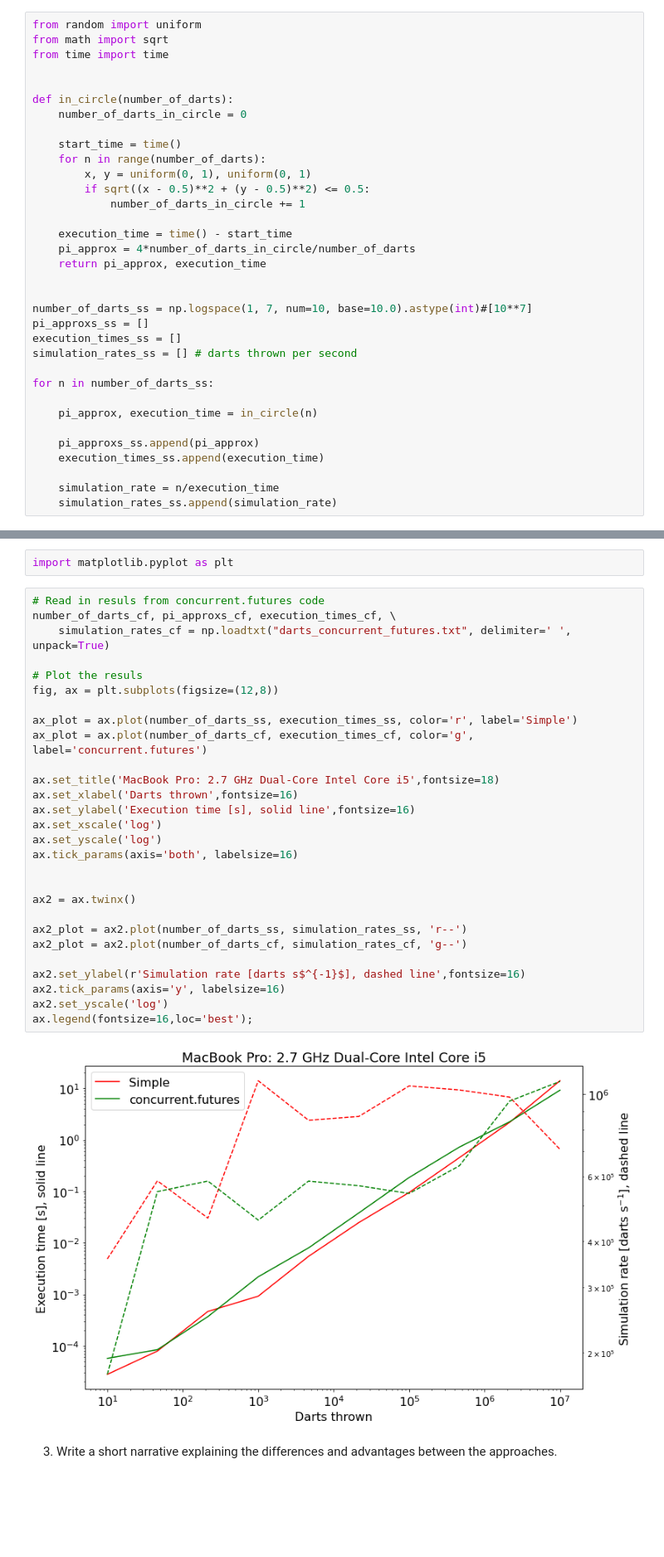
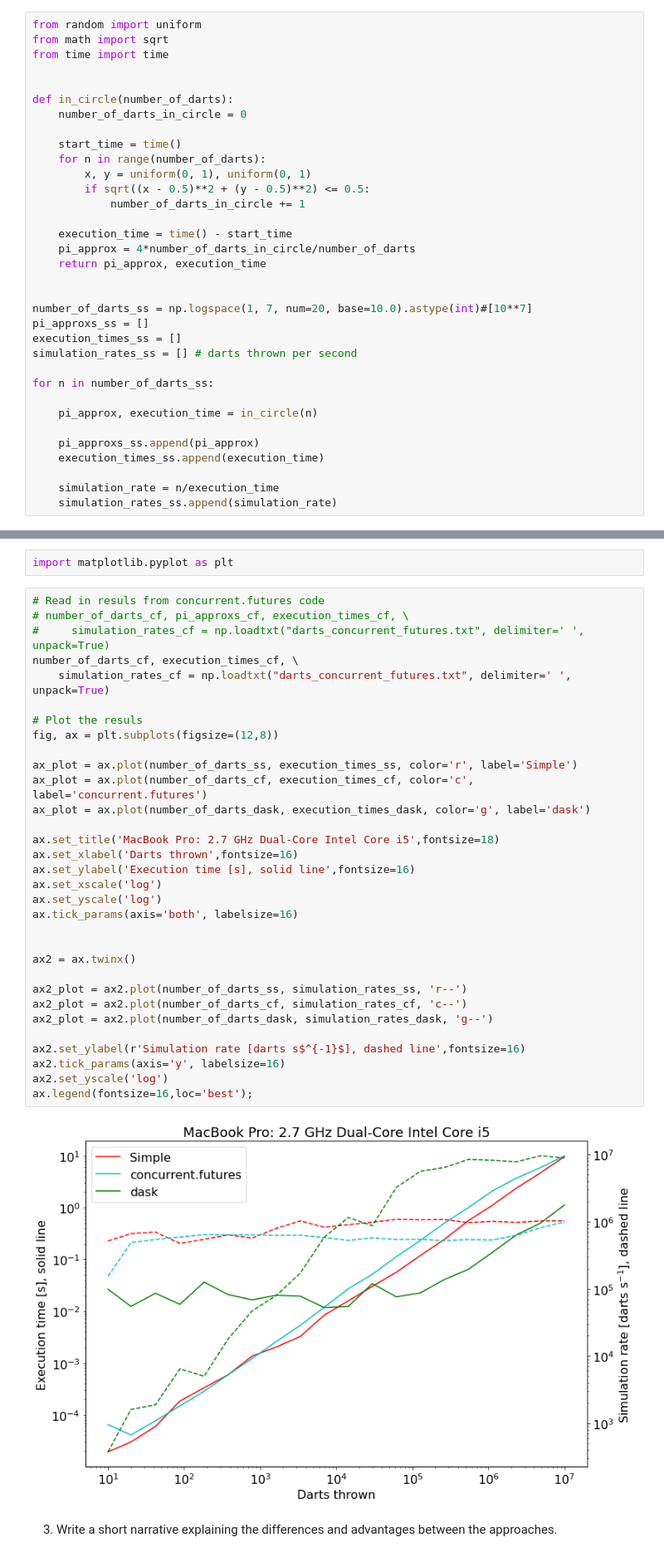
Before and after one commit to JBeechert/python-ay250-homework, a Jupyter notebook: hw_4/hw_4_parallelism.ipynb, the cells around one changed output, grey strips where cells are left out. Shown at 83% size. Saved outputs shown, nothing was run; the diff lists cells and outputs as text; blank space fills up the shorter version.

Commit message:
Added dask case

```diff
--- a/hw_4/hw_4_parallelism.ipynb
+++ b/hw_4/hw_4_parallelism.ipynb
@@ -36,7 +36,7 @@ def in_circle(number_of_darts):
     return pi_approx, execution_time
 
 
-number_of_darts_ss = np.logspace(1, 7, num=10, base=10.0).astype(int)#[10**7]
+number_of_darts_ss = np.logspace(1, 7, num=20, base=10.0).astype(int)#[10**7]
 pi_approxs_ss = []
 execution_times_ss = []
 simulation_rates_ss = [] # darts thrown per second
@@ -246,33 +234,37 @@ total
 import matplotlib.pyplot as plt
 # %%
 # Read in resuls from concurrent.futures code
-number_of_darts_cf, pi_approxs_cf, execution_times_cf, \
+# number_of_darts_cf, pi_approxs_cf, execution_times_cf, \
+#     simulation_rates_cf = np.loadtxt("darts_concurrent_futures.txt", delimiter=' ', unpack=True)
+number_of_darts_cf, execution_times_cf, \
     simulation_rates_cf = np.loadtxt("darts_concurrent_futures.txt", delimiter=' ', unpack=True)
 
 # Plot the resuls
 fig, ax = plt.subplots(figsize=(12,8))
 
 ax_plot = ax.plot(number_of_darts_ss, execution_times_ss, color='r', label='Simple')
-ax_plot = ax.plot(number_of_darts_cf, execution_times_cf, color='g', label='concurrent.futures')
+ax_plot = ax.plot(number_of_darts_cf, execution_times_cf, color='c', label='concurrent.futures')
+ax_plot = ax.plot(number_of_darts_dask, execution_times_dask, color='g', label='dask')
 
 ax.set_title('MacBook Pro: 2.7 GHz Dual-Core Intel Core i5',fontsize=18)
 ax.set_xlabel('Darts thrown',fontsize=16)
 ax.set_ylabel('Execution time [s], solid line',fontsize=16)
 ax.set_xscale('log')
 ax.set_yscale('log')
 ax.tick_params(axis='both', labelsize=16)
 
 
 ax2 = ax.twinx()
 
 ax2_plot = ax2.plot(number_of_darts_ss, simulation_rates_ss, 'r--')
-ax2_plot = ax2.plot(number_of_darts_cf, simulation_rates_cf, 'g--')
+ax2_plot = ax2.plot(number_of_darts_cf, simulation_rates_cf, 'c--')
+ax2_plot = ax2.plot(number_of_darts_dask, simulation_rates_dask, 'g--')
 
 ax2.set_ylabel(r'Simulation rate [darts s$^{-1}$], dashed line',fontsize=16)
 ax2.tick_params(axis='y', labelsize=16)
 ax2.set_yscale('log')
 ax.legend(fontsize=16,loc='best');
 # %% [output]
-[figure, old version]
+[figure, new version]
 # %% [markdown]
 3. Write a short narrative explaining the differences and advantages between the approaches.
```
Also changed, not shown: parts of 3 cells of this notebook.
